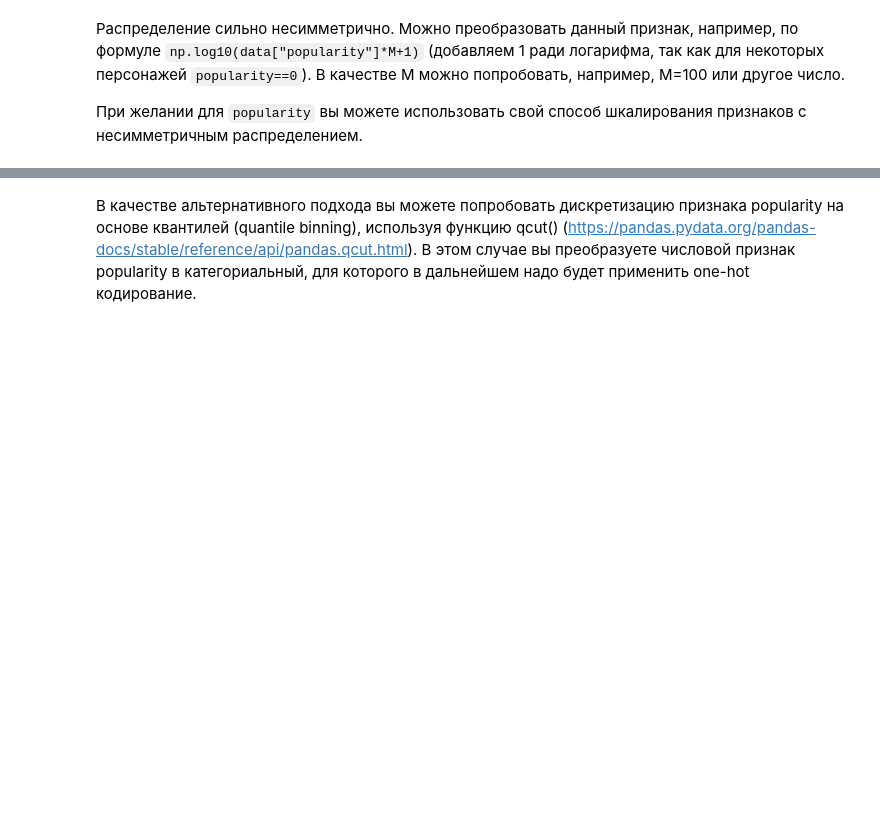
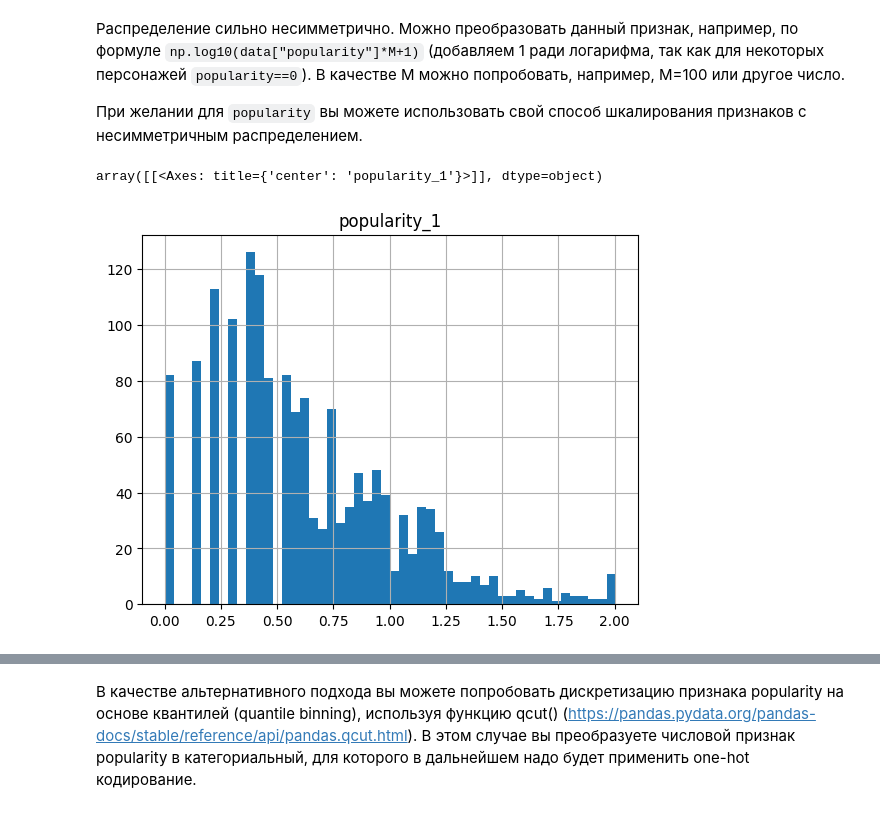
Before and after one commit to egorabashev/notebooks, a Jupyter notebook: week_01_ml_intro/Homework/hw_1_game_of_thrones.ipynb, the cells around one changed output, grey strips where cells are left out. Cells and saved outputs as stored; diff of their text form; code cells hidden in the pictures; blank space fills up the shorter version.

```diff
--- a/week_01_ml_intro/Homework/hw_1_game_of_thrones.ipynb
+++ b/week_01_ml_intro/Homework/hw_1_game_of_thrones.ipynb
@@ -218,4 +218,8 @@ array([[<Axes: title={'center': 'popularity'}>]], dtype=object)
 
 При желании для `popularity` вы можете использовать свой способ шкалирования признаков с несимметричным распределением.
 # %%
-data["popularity"] = np.log10(data["popularity"]*100+1)
+data["popularity_1"] = np.log10(data["popularity"]*100+1)
+data.hist("popularity_1", bins=50)
+# %% [output]
+array([[<Axes: title={'center': 'popularity_1'}>]], dtype=object)
+[figure, added]
```
Also changed, not shown: parts of 2 cells of this notebook.
